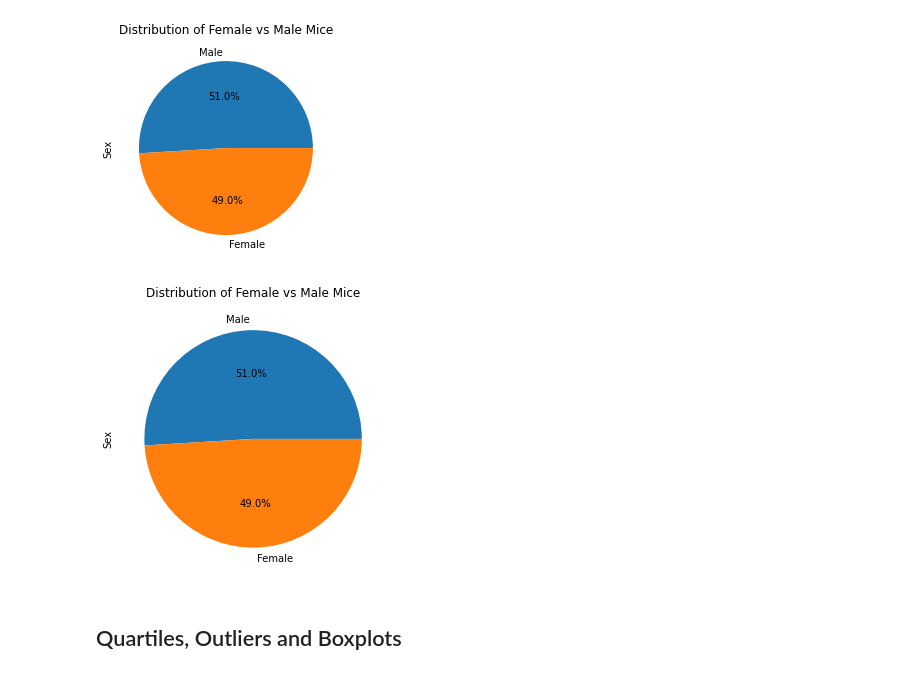
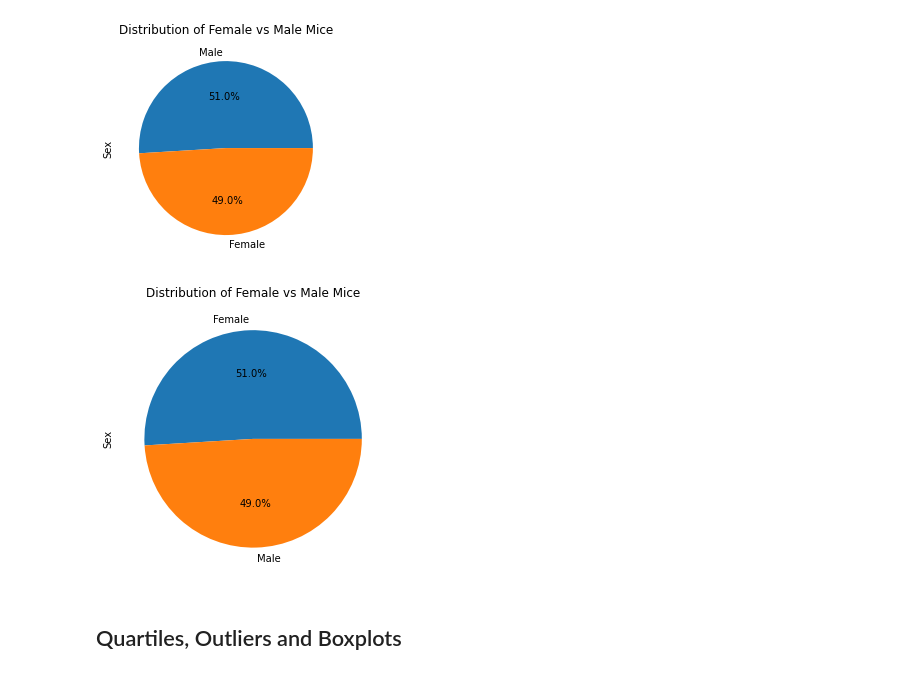
Before and after one commit to V-Villagomez/Matplotlib_Challenge, a Jupyter notebook: Pymaceuticals/pymaceuticals_starter.ipynb, the cells around one changed output. Cells and saved outputs as stored; diff of their text form; code cells hidden in the pictures.

```diff
--- a/Pymaceuticals/pymaceuticals_starter.ipynb
+++ b/Pymaceuticals/pymaceuticals_starter.ipynb
@@ -240,13 +238,13 @@ plt.show()
 # %%
 # Generate a pie plot showing the distribution of female versus male mice using pyplot
 labels = ['Female', 'Male']
 sizes = [49.0, 51.0]
-plot_pie = gender_df.plot.pie(y='Total Count', autopct="%1.1f%%", figsize=(5, 5))
+plot_pie = gender_df.plot.pie(y='Total Count', labels = labels, autopct="%1.1f%%", figsize=(5, 5))
 plt.title("Distribution of Female vs Male Mice")
 plt.ylabel('Sex')
 plt.show()
 # %% [output]
-[figure, old version]
+[figure, new version]
 # %% [markdown]
 ## Quartiles, Outliers and Boxplots
 # %%
```
Also changed, not shown: parts of 1 cell of this notebook.
